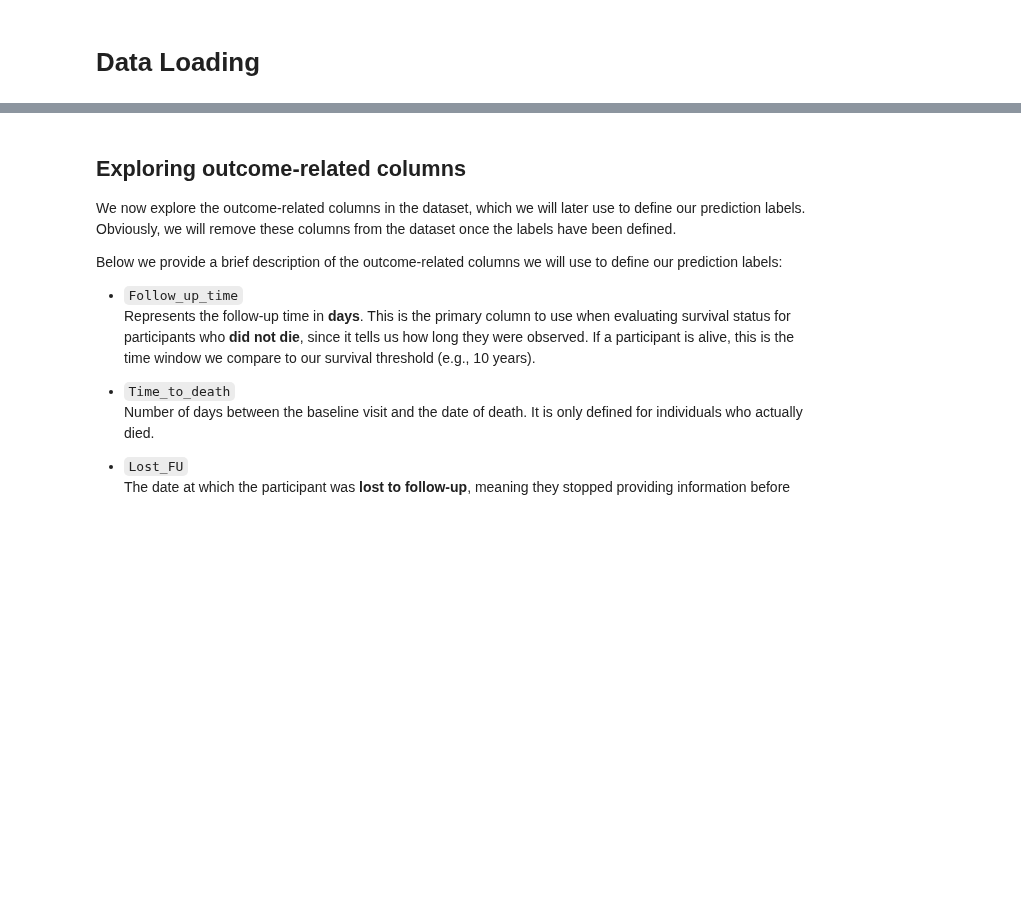
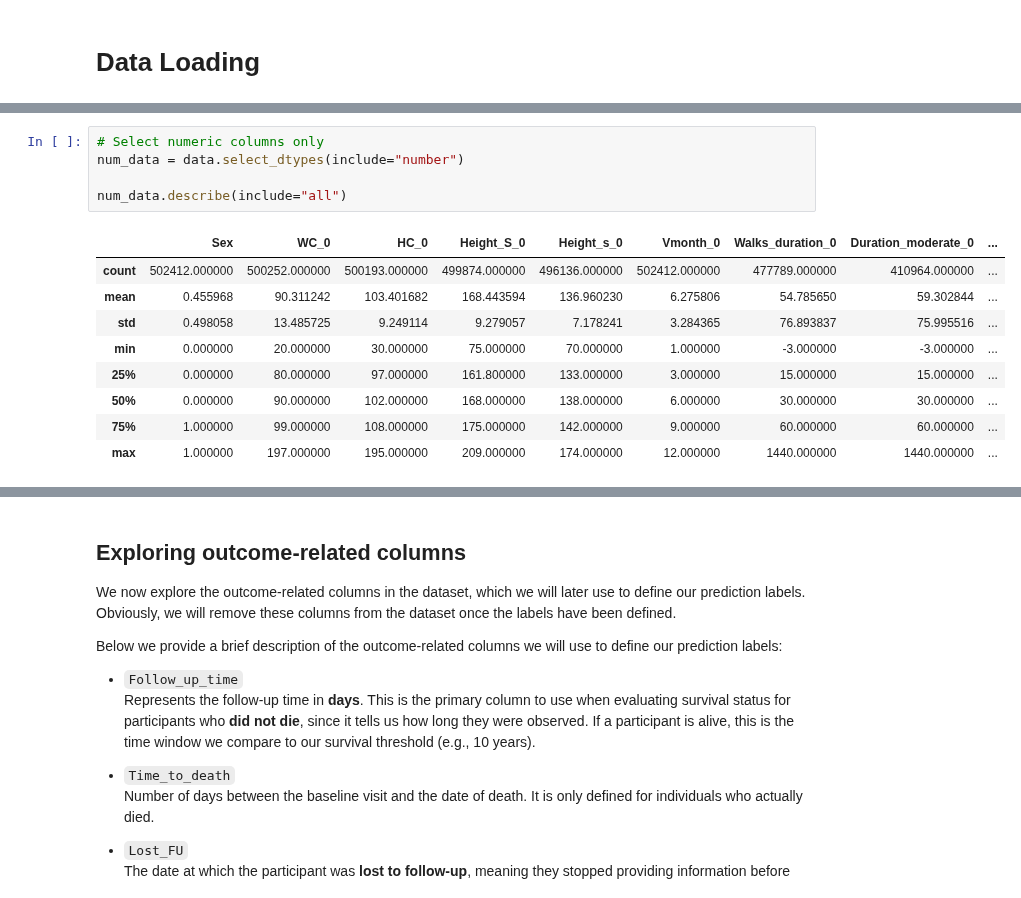
Before and after one commit to davide-marchi/clinical-data-encoding, a Jupyter notebook: src/cleaningData.ipynb, the cells around one changed output, grey strips where cells are left out. Saved outputs shown, nothing was run; the diff lists cells and outputs as text; blank space fills up the shorter version.

Commit message:
data understanding UK dataset

```diff
--- a/src/cleaningData.ipynb
+++ b/src/cleaningData.ipynb
@@ -46,0 +131,15 @@ Name: count, dtype: int64
+# %%
+# Select numeric columns only
+num_data = data.select_dtypes(include="number")
+
+num_data.describe(include="all")
+# %% [output]
+|  | Sex | WC_0 | HC_0 | Height_S_0 | Height_s_0 | Vmonth_0 | Walks_duration_0 | Duration_moderate_0 | ... |
+| count | 502412.000000 | 500252.000000 | 500193.000000 | 499874.000000 | 496136.000000 | 502412.000000 | 477789.000000 | 410964.000000 | ... |
+| mean | 0.455968 | 90.311242 | 103.401682 | 168.443594 | 136.960230 | 6.275806 | 54.785650 | 59.302844 | ... |
+| std | 0.498058 | 13.485725 | 9.249114 | 9.279057 | 7.178241 | 3.284365 | 76.893837 | 75.995516 | ... |
+| min | 0.000000 | 20.000000 | 30.000000 | 75.000000 | 70.000000 | 1.000000 | -3.000000 | -3.000000 | ... |
+| 25% | 0.000000 | 80.000000 | 97.000000 | 161.800000 | 133.000000 | 3.000000 | 15.000000 | 15.000000 | ... |
+| 50% | 0.000000 | 90.000000 | 102.000000 | 168.000000 | 138.000000 | 6.000000 | 30.000000 | 30.000000 | ... |
+| 75% | 1.000000 | 99.000000 | 108.000000 | 175.000000 | 142.000000 | 9.000000 | 60.000000 | 60.000000 | ... |
+| max | 1.000000 | 197.000000 | 195.000000 | 209.000000 | 174.000000 | 12.000000 | 1440.000000 | 1440.000000 | ... |
```
Also changed, not shown: parts of 22 cells of this notebook.
